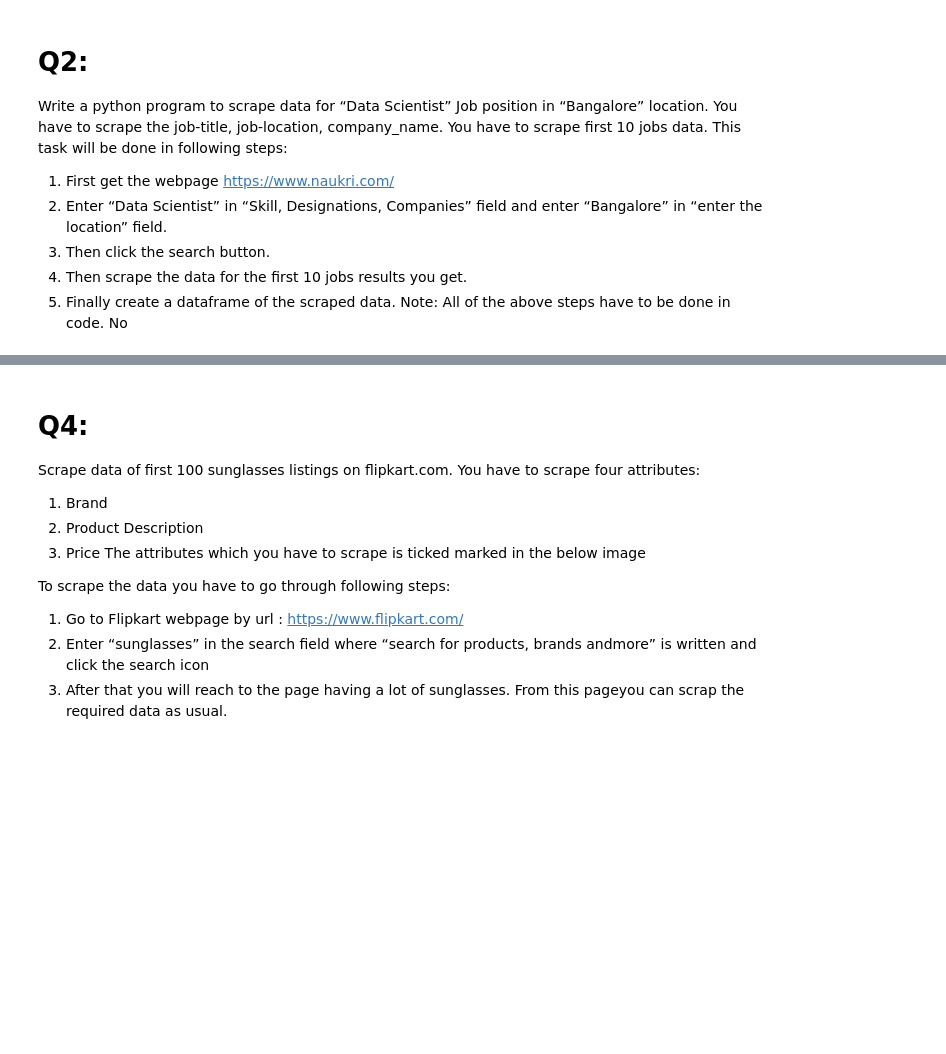
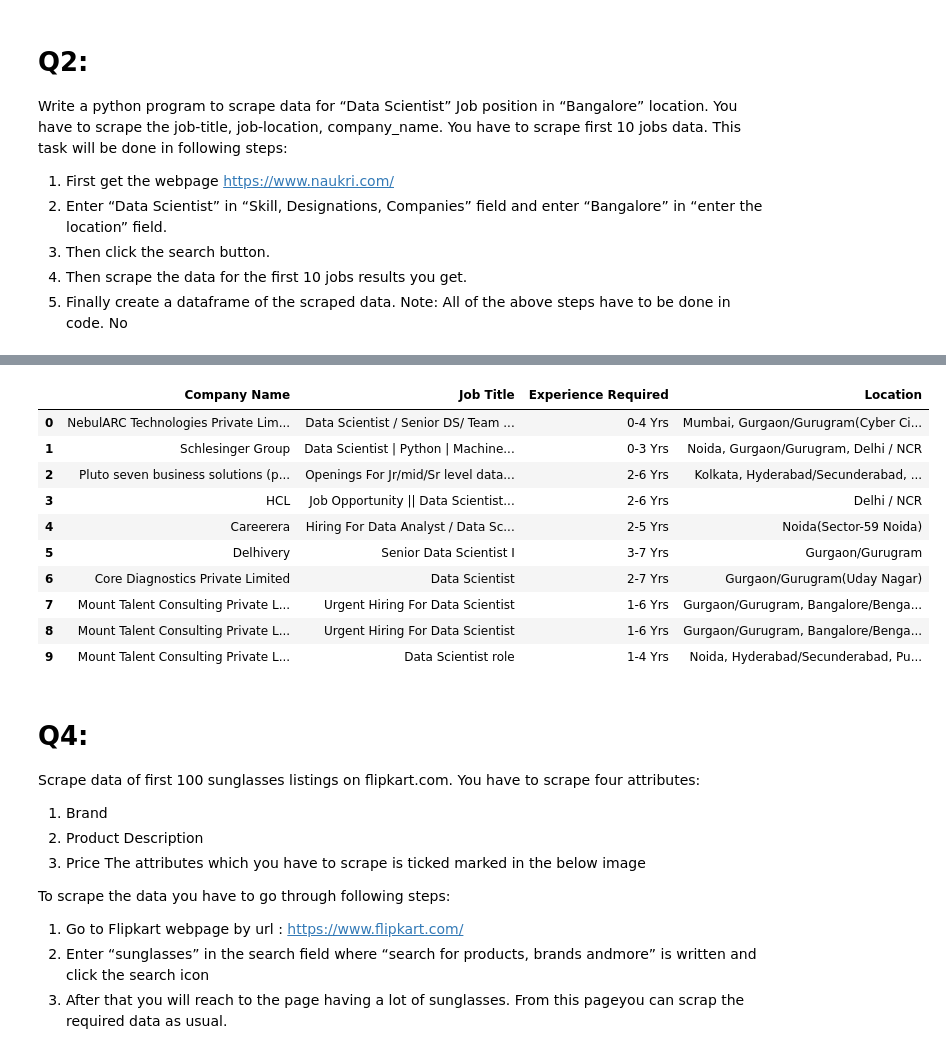
Before and after one commit to Pramodh23EAlpha/Internship, a Jupyter notebook: Webscrapping-selenium-2/Webscrapping-2.ipynb, the cells around one changed output, grey strips where cells are left out. Cells and saved outputs as stored; diff of their text form; code cells hidden in the pictures; blank space fills up the shorter version.

```diff
--- a/Webscrapping-selenium-2/Webscrapping-2.ipynb
+++ b/Webscrapping-selenium-2/Webscrapping-2.ipynb
@@ -103,3 +196,49 @@ Note: All of the above steps have to be done in code. No
+# %%
+joblist_title = []
+joblist_company = []
+
+joblist_location = []
+joblist_experience = []
+
+
+job_list = driver.find_elements_by_class_name('jobTupleHeader')
+
+count = 1 # to iterate inside xpath
+for jobs in job_list:
+    jobtitle = jobs.find_element_by_tag_name('a')
+    joblist_title.append(jobtitle.text)
+
+    jobs_company = jobs.find_element_by_xpath('//*[@id="root"]/div[3]/div[2]/section[2]/div[2]/article['+str(count)+']/div[1]/div[1]/div/a[1]')
+    joblist_company.append(jobs_company.text)
+    joblist_location.append(jobs.find_element_by_xpath('//*[@id="root"]/div[3]/div[2]/section[2]/div[2]/article['+str(count)+']/div[1]/div[1]/ul/li[3]/span').text)
+    joblist_experience.append(jobs.find_element_by_xpath('//*[@id="root"]/div[3]/div[2]/section[2]/div[2]/article['+str(count)+']/div[1]/div[1]/ul/li[1]/span').text)
+    count = count+1
+
+
+
+
+#print(joblist_experience)
+
+
+# Make data frame
+naukridf=pd.DataFrame({})
+naukridf['Company Name']=joblist_company[:10]
+naukridf['Job Title']=joblist_title[:10]
+naukridf['Experience Required']=joblist_experience[:10]
+naukridf['Location']=joblist_location[:10]
+naukridf
+# %% [output]
+|  | Company Name | Job Title | Experience Required | Location |
+| 0 | NebulARC Technologies Private Lim... | Data Scientist / Senior DS/ Team ... | 0-4 Yrs | Mumbai, Gurgaon/Gurugram(Cyber Ci... |
+| 1 | Schlesinger Group | Data Scientist | Python | Machine... | 0-3 Yrs | Noida, Gurgaon/Gurugram, Delhi / NCR |
+| 2 | Pluto seven business solutions (p... | Openings For Jr/mid/Sr level data... | 2-6 Yrs | Kolkata, Hyderabad/Secunderabad, ... |
+| 3 | HCL | Job Opportunity || Data Scientist... | 2-6 Yrs | Delhi / NCR |
+| 4 | Careerera | Hiring For Data Analyst / Data Sc... | 2-5 Yrs | Noida(Sector-59 Noida) |
+| 5 | Delhivery | Senior Data Scientist I | 3-7 Yrs | Gurgaon/Gurugram |
+| 6 | Core Diagnostics Private Limited | Data Scientist | 2-7 Yrs | Gurgaon/Gurugram(Uday Nagar) |
+| 7 | Mount Talent Consulting Private L... | Urgent Hiring For Data Scientist | 1-6 Yrs | Gurgaon/Gurugram, Bangalore/Benga... |
+| 8 | Mount Talent Consulting Private L... | Urgent Hiring For Data Scientist | 1-6 Yrs | Gurgaon/Gurugram, Bangalore/Benga... |
+| 9 | Mount Talent Consulting Private L... | Data Scientist role | 1-4 Yrs | Noida, Hyderabad/Secunderabad, Pu... |
 # %% [markdown]
 # Q4:
 Scrape data of first 100 sunglasses listings on flipkart.com. You have to scrape four attributes:
```
Also changed, not shown: parts of 20 cells of this notebook.
